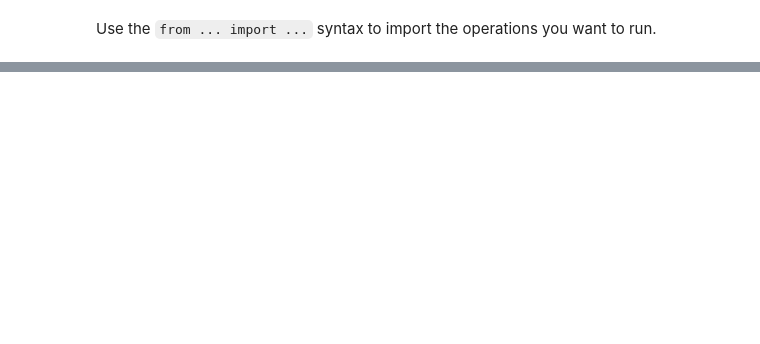
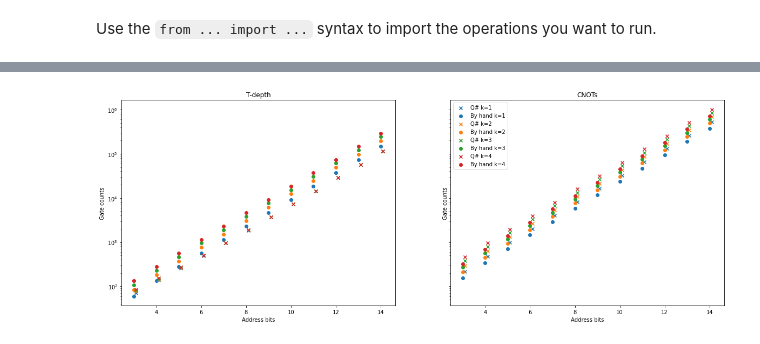
Before and after one commit to qsharp-community/qram, a Jupyter notebook: src/ResourceEstimation.ipynb, the cells around one changed output, grey strips where cells are left out. Drawn from its saved outputs; the diff is of its cells as text; code cells hidden in the pictures; blank space fills up the shorter version.

```diff
--- a/src/ResourceEstimation.ipynb
+++ b/src/ResourceEstimation.ipynb
@@ -43,8 +32,8 @@ Use the `from ... import ...` syntax to import the operations you want to run.
 from ResourcesEstimation import SetupBaseQRAM
 from ResourcesEstimation import QueryBaseQRAM
 # %%
-base_resources = SetupBaseQRAM.estimate_resources()
-total_query_resources = QueryBaseQRAM.estimate_resources(queryAddress=2)
+base_resources = SetupBaseQRAM.estimate_resources(addressSize=3, dataSize=1)
+total_query_resources = QueryBaseQRAM.estimate_resources(addressSize=3, dataSize=1, queryAddress=2)
 # %%
 query_resources = {key: total_query_resources[key] - base_resources.get(key, 0)
                        for key in total_query_resources.keys()}
@@ -60,0 +66,65 @@ query_resources
+# %%
+import matplotlib.pyplot as plt
+plt.rcParams["figure.figsize"] = (20,7)
+# %%
+min_address_size = 3
+max_address_size = 15
+
+min_data_bits = 1
+max_data_bits = 4
+# %%
+# Creates just a figure and only one subplot
+fig, (ax1, ax2) = plt.subplots(1, 2, sharey=True)
+
+colours = ['tab:blue', 'tab:orange', 'tab:green', 'tab:red']
+
+for k in range(min_data_bits, max_data_bits + 1):
+    t_depth_qsharp = []
+    t_depth_by_hand = []
+    cnot_qsharp = []
+    cnot_by_hand = []
+
+    for n in range(min_address_size, max_address_size):
+        base_resources = SetupBaseQRAM.estimate_resources(addressSize=n, dataSize=k)
+        total_query_resources = QueryBaseQRAM.estimate_resources(addressSize=n, dataSize=k, queryAddress=0)
+        query_resources = {key: total_query_resources[key] - base_resources.get(key, 0)
+                           for key in total_query_resources.keys()}
+
+        # Width has to be that of the query otherwise the aux qubits don't get added
+        query_resources['Width'] = total_query_resources['Width']
+
+        by_hand_resources = bb_resources_by_hand(n, k)
+
+        print(f"n={n}, k={k}")
+        print("Base resources")
+        print(base_resources)
+        print("Q#:")
+        print(query_resources)
+        print("By hand")
+        print(by_hand_resources)
+        print("\n\n")
+
+        t_depth_qsharp.append(query_resources['Depth'])
+        t_depth_by_hand.append(by_hand_resources['Depth'])
+        cnot_qsharp.append(query_resources['CNOT'])
+        cnot_by_hand.append(by_hand_resources['CNOT'])
+
+    # Creates two subplots and unpacks the output array immediately
+    ax1.scatter([x + 0.1 for x in list(range(min_address_size, max_address_size))], t_depth_qsharp, marker="x", label=f"Q# k={k}", color=colours[k-1])
+    ax1.scatter(list(range(min_address_size, max_address_size)), t_depth_by_hand, marker="o", label=f"By hand k={k}", color=colours[k-1])
+    ax1.set_title('T-depth')
+    ax1.set_yscale('log')
+
+    # Creates two subplots and unpacks the output array immediately
+    ax2.scatter([x + 0.1 for x in list(range(min_address_size, max_address_size))], cnot_qsharp, marker="x", label=f"Q# k={k}", color=colours[k-1])
+    ax2.scatter(list(range(min_address_size, max_address_size)), cnot_by_hand, marker="o", label=f"By hand k={k}", color=colours[k-1])
+    ax2.set_title('CNOTs')
+    ax2.set_yscale('log')
+
+ax1.set_xlabel("Address bits")
+ax2.set_xlabel("Address bits")
+ax1.set_ylabel("Gate counts")
+ax2.set_ylabel("Gate counts")
+plt.legend()
+plt.savefig("first_comparison.pdf")
+# %% [output]
@@ -60,0 +148 @@ query_resources
+[figure, added]
```
Also changed, not shown: parts of 8 cells of this notebook, 1 other file.
